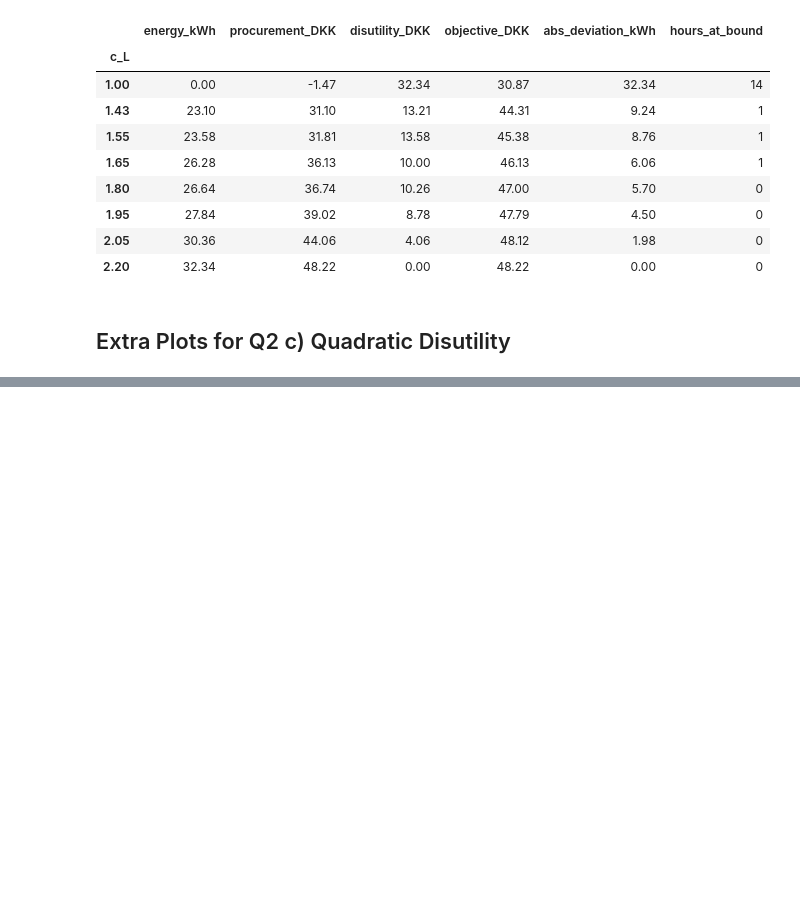
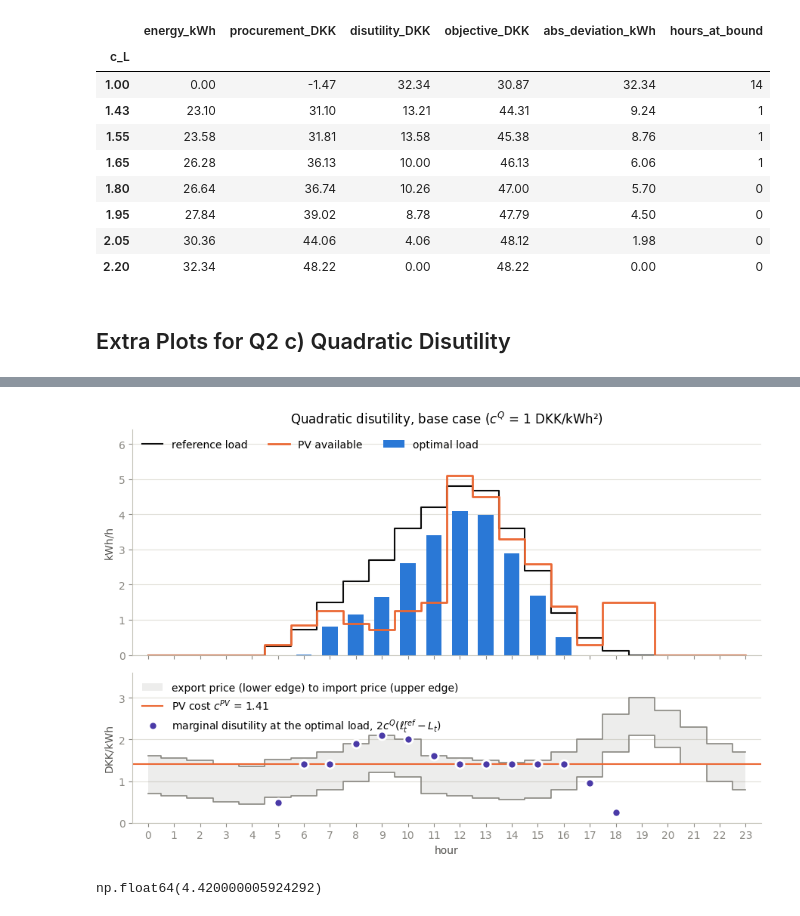
Before and after one commit to frlentz/assigment1_group1, a Jupyter notebook: src/explore.ipynb, the cells around one changed output, grey strips where cells are left out. Drawn from its saved outputs; the diff is of its cells as text; code cells hidden in the pictures; blank space fills up the shorter version.

Commit message:
Quadratic disutility model & Models comparison

```diff
--- a/src/explore.ipynb
+++ b/src/explore.ipynb
@@ -264,0 +329,32 @@ table.round(2)
+# %%
+with_ref = (hr_q["reference_load"] > 0).to_numpy()
+marginal = 2 * c_Q * (hr_q["reference_load"] - hr_q["load"]).to_numpy()
+
+fig, (ax1, ax2) = plt.subplots(2, 1, figsize=(9, 6.2), sharex=True, height_ratios=[3, 2])
+
+ax1.bar(hours, hr_q["load"], width=0.6, color=BLUE, label="optimal load")
+ax1.step(hours, hr_q["reference_load"], where="mid", color=INK, lw=1.5, label="reference load")
+ax1.step(hours, hr_q["pv_available"], where="mid", color=ORANGE, label="PV available")
+ax1.set(ylabel="kWh/h", ylim=(0, 6.4),
+        title=f"Quadratic disutility, base case ($c^Q$ = {c_Q:g} DKK/kWh²)")
+ax1.legend(ncol=3, loc="upper left")
+
+ax2.fill_between(hours, p_exp, p_imp, step="mid", color=GREY, alpha=0.15, lw=0,
+                 label="export price (lower edge) to import price (upper edge)")
+ax2.step(hours, p_imp, where="mid", color=GREY, lw=1.2)
+ax2.step(hours, p_exp, where="mid", color=GREY, lw=1.2)
+ax2.axhline(data_q.pv_marginal_cost, color=ORANGE, lw=1.5, label=f"PV cost $c^{{PV}}$ = {data_q.pv_marginal_cost}")
+ax2.plot(hours[with_ref], marginal[with_ref], "o", color=VIOLET, ms=8, mec="white", mew=2,
+         label="marginal disutility at the optimal load, $2c^Q(\\ell^{ref}_t - L_t)$")
+ax2.set(xlabel="hour", ylabel="DKK/kWh", xticks=hours, xlim=(-0.6, 23.6), ylim=(0, 3.6))
+ax2.legend(loc="upper left")
+
+fig.tight_layout()
+fig.savefig(OUT_Q / "q2c_base_case.png", dpi=150)
+# %% [output]
+[figure, added]
+# %%
+hr_q[["reference_load", "pv_available", "load", "pv", "import", "export"]].round(3)
+hr_q["import"].sum()
+# %% [output]
+np.float64(4.420000005924292)
```
Also changed, not shown: parts of 9 cells of this notebook, 2 other files.
